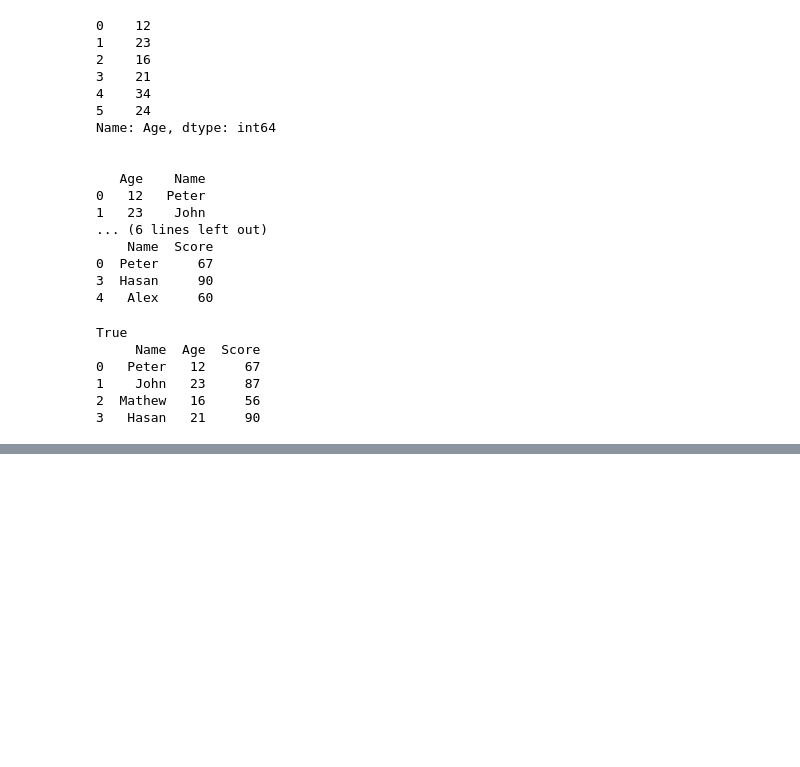
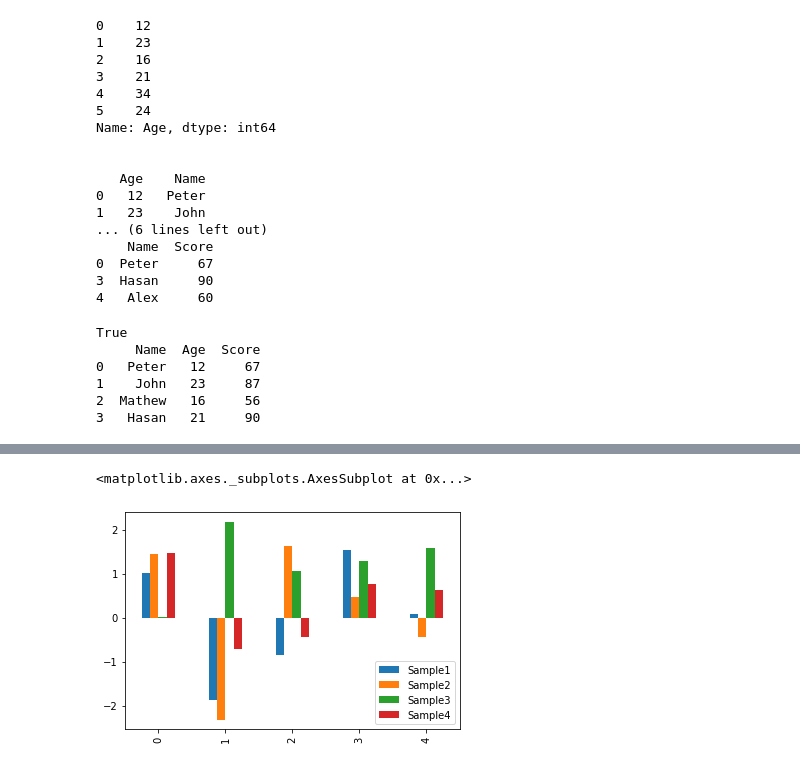
Before and after one commit to ludwig2000/ADG-ML, a Jupyter notebook: WEEK-1/LearnPandas.ipynb, the cells around one changed output, grey strips where cells are left out. Saved outputs shown, nothing was run; the diff lists cells and outputs as text; code cells hidden in the pictures; blank space fills up the shorter version.

```diff
--- a/WEEK-1/LearnPandas.ipynb
+++ b/WEEK-1/LearnPandas.ipynb
@@ -256,0 +440,5 @@ True
+# %%
+df1.plot.bar() # Generates bar graph
+# %% [output]
+<matplotlib.axes._subplots.AxesSubplot at 0x...>
+[figure, added]
```
Also changed, not shown: parts of 13 cells of this notebook, 1 other file.
